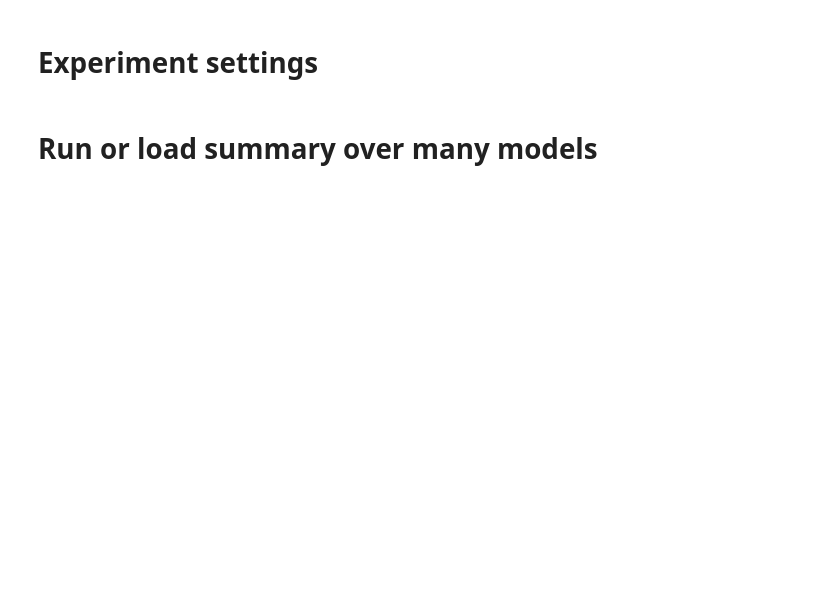
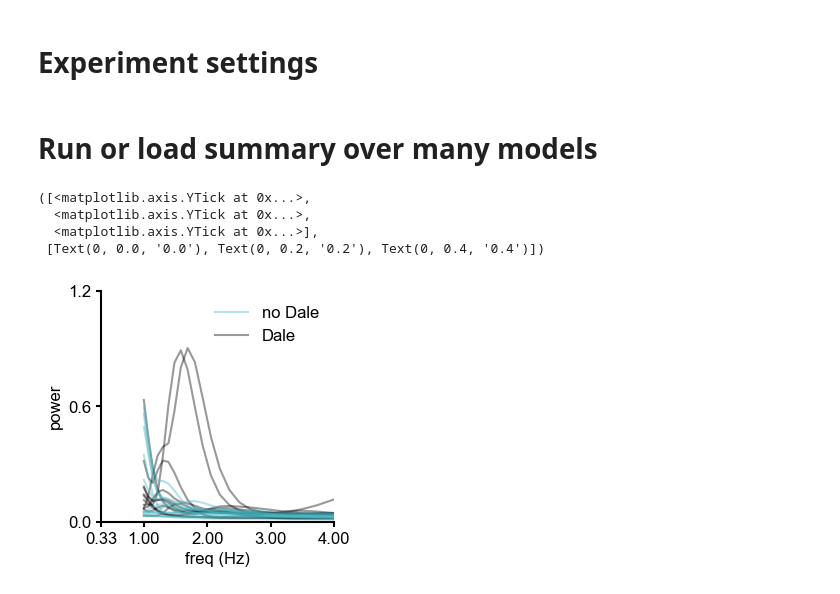
Before and after one commit to mackelab/sequence-memory, a Jupyter notebook: rnn_model/generate_figures/fig_S2_b.ipynb, the cells around one changed output. Cells and saved outputs as stored; diff of their text form; code cells hidden in the pictures; blank space fills up the shorter version.

```diff
--- a/rnn_model/generate_figures/fig_S2_b.ipynb
+++ b/rnn_model/generate_figures/fig_S2_b.ipynb
@@ -12,7 +14,7 @@ from analysis.summary import run_summary
 # Experiment settings
 # %%
 base_dir = ""
-task_dir = "datasweep_suppb.pkl"
+task_dir = "datasweep_suppb2.pkl"
 
 
 summary_settings = {
@@ -24,6 +26,7 @@ summary_settings = {
     "n_trials": 224,  # Number trials used in analysis
     "randomize_onset": False, # Randomise stimulus onset
     "delay_ms": 10000, # Delay time in ms
+    "stim_ons":1000,
     "disable_noise": False, # With or without noise
     "freqs_l": np.logspace(*np.log10([0.33, 5]), num=60), # Frequencies for spectrograms
     "balance_trials": True, # Draw trials with balanced proportion of each stimuli
@@ -32,7 +35,8 @@ summary_settings = {
     "delay_buffer2": 25, # Disregard short period before probe onset
     "nbins": 1, # Number of bins for 'spike' phase histograms
     "common_baseline" : True, # Common baseline
-    "freqs": [] # Frequencies for vex plots
+    "freqs": [], # Frequencies for vex plots
+    "ISIs":[20]
 }
 pltcolors, pltcolors_alt = steffiscolours()
 # %% [markdown]
@@ -41,45 +45,52 @@ pltcolors, pltcolors_alt = steffiscolours()
 #note that the accuracy here is bad, because of the long delay
 #period used for accurate power calculation
 
-model_dir = os.path.join(base_dir, "..", "models/sweep_suppb")
+model_dir = os.path.join(base_dir, "..", "models/sweep_suppb2")
 data_dir = "../data/"+str(task_dir)
-data_list, summary_settings = run_summary(summary_settings, model_dir, data_dir)
+summmary = Summary()
+data_list, summary_settings = summary.run_summary(summary_settings, model_dir, data_dir,vex=False)
 # %%
 
 color1 = 'black'
 color2 = pltcolors_alt[1]
 ls1='-'
 ls2='-'
 alpha = 0.4
 zorder1 = 1
 zorder2 = 2
 legend1 = True
 legend2 = True
 plt.figure(figsize = (3,3))
 
 t1 = 300
 t2 = 900
 for i in range(24):
-    if np.sum(data_list['w_rec'][i][1]) <150:
-        plt.plot(summary_settings['freqs_l'],np.mean(data_list['post_spectrum'][i][:,t1:t2],axis=1),
+    if np.sum(data_list[i]['w_rec'][1]) <150:
+        plt.plot(summary_settings['freqs_l'],np.mean(data_list[i]['post_spectrum'][:,t1:t2],axis=1),
                  color = color1,alpha=alpha, ls = ls1,label='Dale' if legend1 else '',zorder =zorder1)
         if legend1:
             legend1=False
     else:
-        plt.plot(summary_settings['freqs_l'],np.mean(data_list['post_spectrum'][i][:,t1:t2],axis=1),
+        plt.plot(summary_settings['freqs_l'],np.mean(data_list[i]['post_spectrum'][:,t1:t2],axis=1),
                  color = color2,alpha=alpha, ls = ls2,label='no Dale' if legend2 else '',zorder =zorder2)
         if legend2:
             legend2=False
 
 plt.xlim(0.33,4)
 plt.legend()
 plt.ylim(0,1.2)
 plt.xticks([0.33,2,1,3,4])
 plt.legend()
 plt.xlabel("freq (Hz)")
 plt.ylabel("power")
 plt.savefig("../figures/Supp_b1", facecolor="white", transparent=False)
 plt.yticks([0,0.6,1.2])
+# %% [output]
+([<matplotlib.axis.YTick at 0x...>,
+  <matplotlib.axis.YTick at 0x...>,
+  <matplotlib.axis.YTick at 0x...>],
+ [Text(0, 0.0, '0.0'), Text(0, 0.2, '0.2'), Text(0, 0.4, '0.4')])
+[figure, added]
 # %%
 powers_b = []
 for i in range(24):
```
Also changed, not shown: parts of 7 cells of this notebook, 4 other files.
